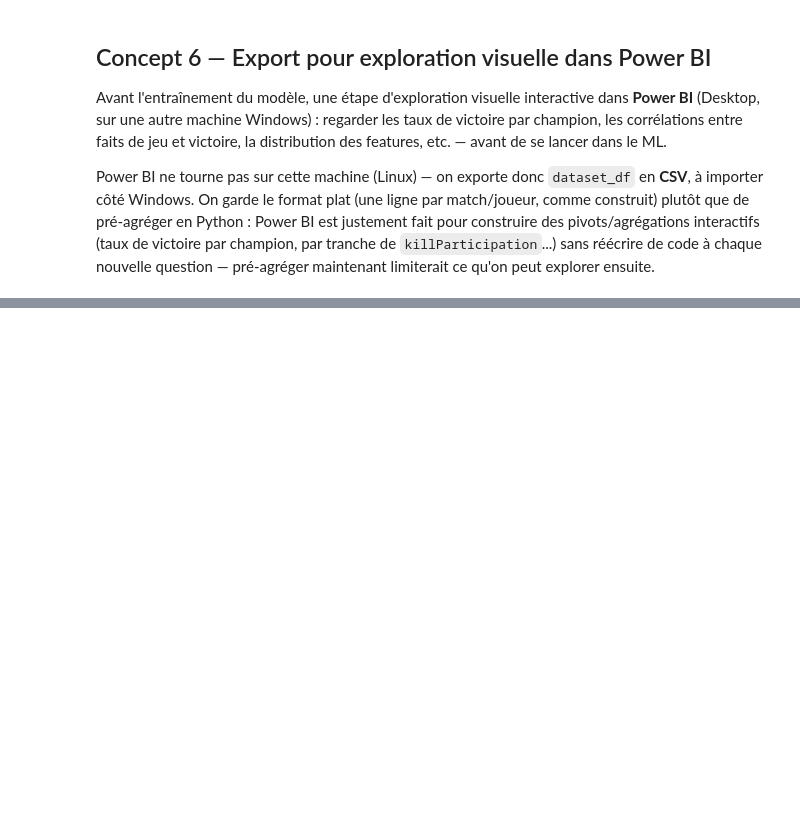
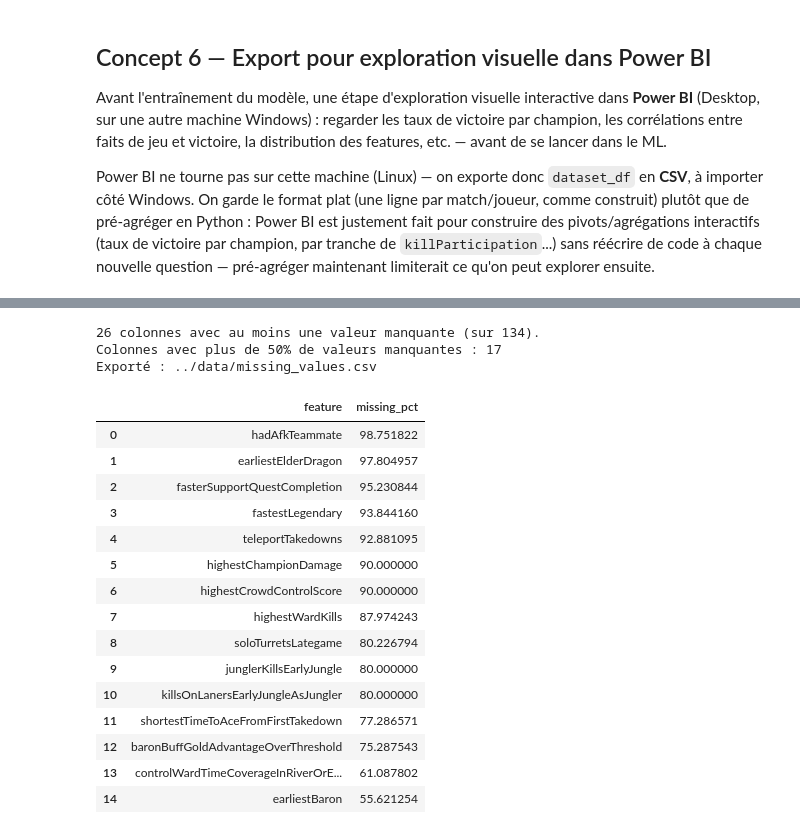
Before and after one commit to mimouniahmed/LOL-assistant, a Jupyter notebook: notebooks/03_model_training.ipynb, the cells around one changed output, grey strips where cells are left out. Saved outputs shown, nothing was run; the diff lists cells and outputs as text; code cells hidden in the pictures; blank space fills up the shorter version.

```diff
--- a/notebooks/03_model_training.ipynb
+++ b/notebooks/03_model_training.ipynb
@@ -334,0 +363,33 @@ Exporté : ../data/feature_relevance.csv (129 colonnes)
+# %%
+missing_pct = (dataset_df.isna().mean() * 100).sort_values(ascending=False)
+missing_df = missing_pct[missing_pct > 0].reset_index()
+missing_df.columns = ["feature", "missing_pct"]
+
+print(f"{len(missing_df)} colonnes avec au moins une valeur manquante (sur {dataset_df.shape[1]}).")
+print(f"Colonnes avec plus de 50% de valeurs manquantes : {(missing_df['missing_pct'] > 50).sum()}")
+
+missing_export_path = "../data/missing_values.csv"
+missing_df.to_csv(missing_export_path, index=False)
+print(f"Exporté : {missing_export_path}")
+
+missing_df.head(15)
+# %% [output]
+26 colonnes avec au moins une valeur manquante (sur 134).
+Colonnes avec plus de 50% de valeurs manquantes : 17
+Exporté : ../data/missing_values.csv
+|  | feature | missing_pct |
+| 0 | hadAfkTeammate | 98.751822 |
+| 1 | earliestElderDragon | 97.804957 |
+| 2 | fasterSupportQuestCompletion | 95.230844 |
+| 3 | fastestLegendary | 93.844160 |
+| 4 | teleportTakedowns | 92.881095 |
+| 5 | highestChampionDamage | 90.000000 |
+| 6 | highestCrowdControlScore | 90.000000 |
+| 7 | highestWardKills | 87.974243 |
+| 8 | soloTurretsLategame | 80.226794 |
+| 9 | junglerKillsEarlyJungle | 80.000000 |
+| 10 | killsOnLanersEarlyJungleAsJungler | 80.000000 |
+| 11 | shortestTimeToAceFromFirstTakedown | 77.286571 |
+| 12 | baronBuffGoldAdvantageOverThreshold | 75.287543 |
+| 13 | controlWardTimeCoverageInRiverOrE... | 61.087802 |
+| 14 | earliestBaron | 55.621254 |
```
Also changed, not shown: parts of 15 cells of this notebook, 2 other files.
